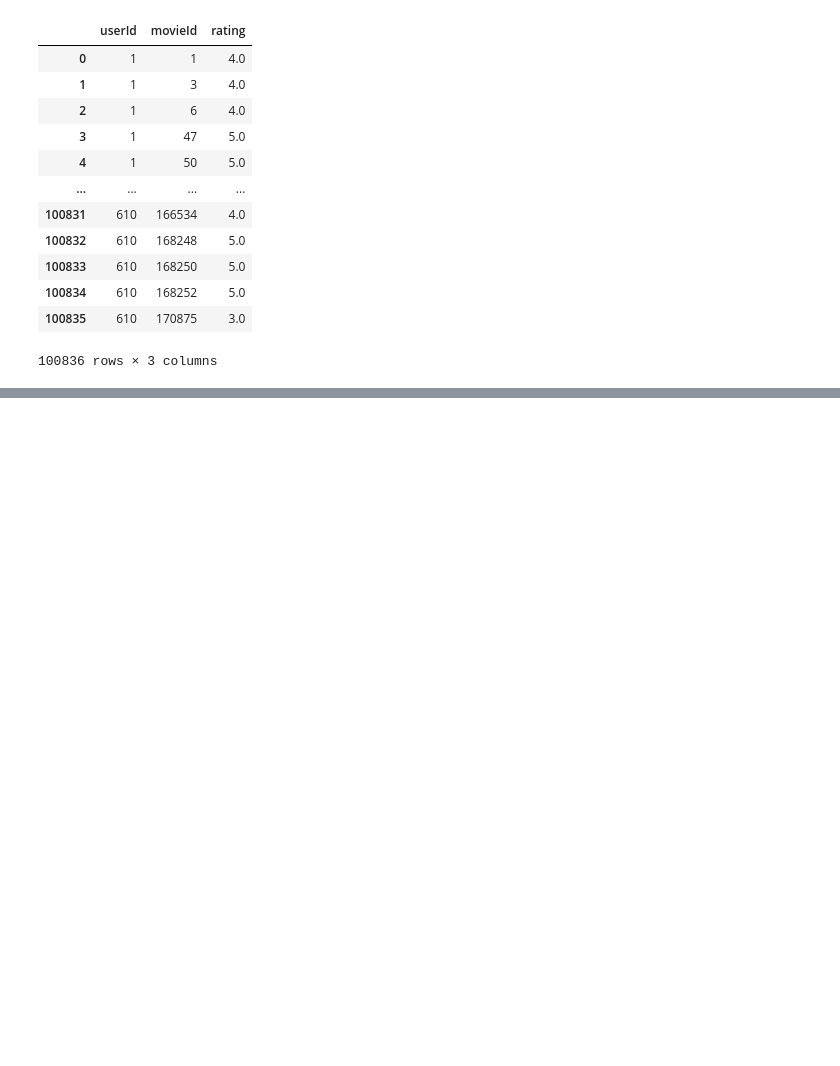
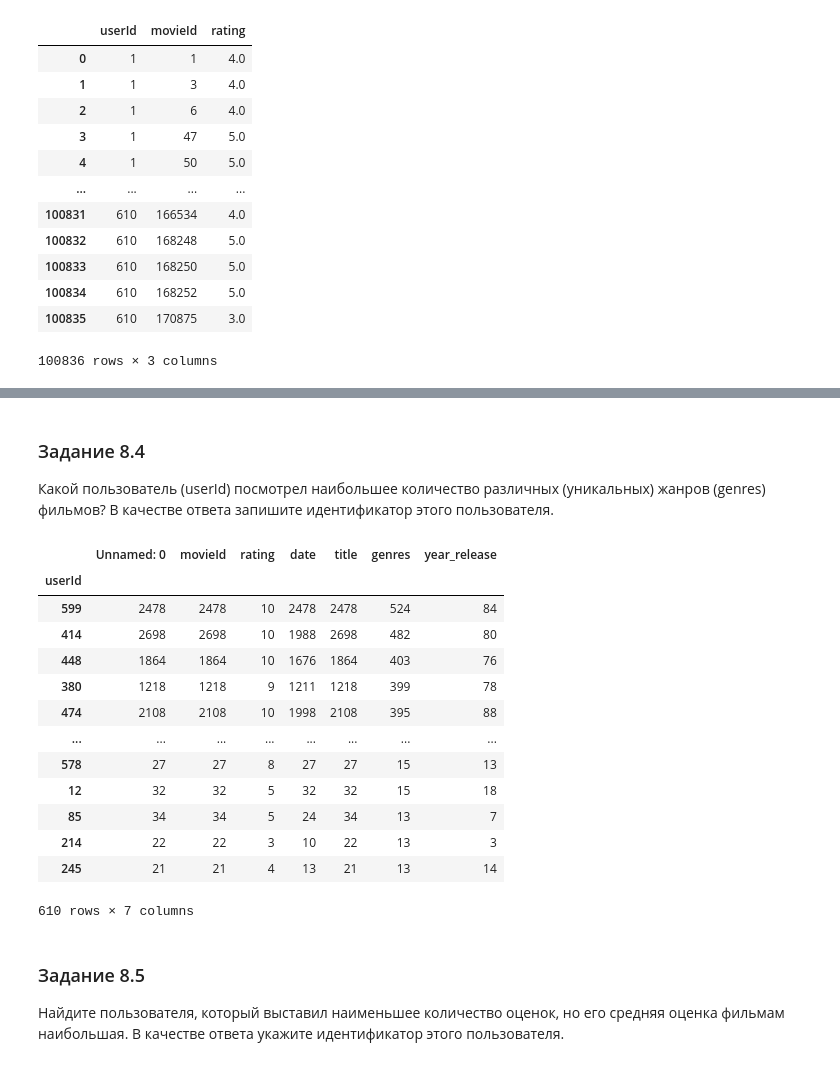
Before and after one commit to Alexx-Yu/python_classes, a Jupyter notebook: Module 12 - Pandas #3/Theory.ipynb, the cells around one changed output, grey strips where cells are left out. Saved outputs shown, nothing was run; the diff lists cells and outputs as text; code cells hidden in the pictures; blank space fills up the shorter version.

```diff
--- a/Module 12 - Pandas #3/Theory.ipynb
+++ b/Module 12 - Pandas #3/Theory.ipynb
@@ -934,0 +937,5 @@ display(merge_ratings)
+# %%
+# Прочитаем датасет и выведем первые пять его строк:
+import pandas as pd
+ratings_movies = pd.read_csv('data/ratings_movies.csv')
+ratings_movies.head()
@@ -934,0 +949,18 @@ display(merge_ratings)
+# %%
+# выделим из признака title год выпуска фильма. Для этого напишем функцию get_year_release(arg).
+
+# re - библиотека для регулярных выражений
+import re
+def get_year_release(arg):
+    #находим все слова по шаблону "(DDDD)"
+    candidates = re.findall(r'\(\d{4}\)', arg)
+    # проверяем число вхождений
+    if len(candidates) > 0:
+        #если число вхождений больше 0,
+	#очищаем строку от знаков "(" и ")"
+        year = candidates[0].replace('(', '')
+        year = year.replace(')', '')
+        return int(year)
+    else:
+        #если год не указан, возвращаем None
+        return None
@@ -934,0 +971,3 @@ display(merge_ratings)
+# %%
+ratings_movies['year_release'] = ratings_movies['title'].apply(get_year_release)
+ratings_movies.info()
@@ -934,0 +1031,24 @@ display(merge_ratings)
+# %% [markdown]
+###  Задание 8.4
+Какой пользователь (userId) посмотрел наибольшее количество различных (уникальных) жанров (genres) фильмов? В качестве ответа запишите идентификатор этого пользователя.
+# %%
+ratings_movies.groupby(by='userId').nunique().sort_values(by='genres', ascending=False)
+# %% [output]
+|  | Unnamed: 0 | movieId | rating | date | title | genres | year_release |
+| userId |  |  |  |  |  |  |  |
+| 599 | 2478 | 2478 | 10 | 2478 | 2478 | 524 | 84 |
+| 414 | 2698 | 2698 | 10 | 1988 | 2698 | 482 | 80 |
+| 448 | 1864 | 1864 | 10 | 1676 | 1864 | 403 | 76 |
+| 380 | 1218 | 1218 | 9 | 1211 | 1218 | 399 | 78 |
+| 474 | 2108 | 2108 | 10 | 1998 | 2108 | 395 | 88 |
+| ... | ... | ... | ... | ... | ... | ... | ... |
+| 578 | 27 | 27 | 8 | 27 | 27 | 15 | 13 |
+| 12 | 32 | 32 | 5 | 32 | 32 | 15 | 18 |
+| 85 | 34 | 34 | 5 | 24 | 34 | 13 | 7 |
+| 214 | 22 | 22 | 3 | 10 | 22 | 13 | 3 |
+| 245 | 21 | 21 | 4 | 13 | 21 | 13 | 14 |
+610 rows × 7 columns
+# %% [markdown]
+###  Задание 8.5
+Найдите пользователя, который выставил наименьшее количество оценок, но его средняя оценка фильмам наибольшая.
+В качестве ответа укажите идентификатор этого пользователя.
```
Also changed, not shown: parts of 8 cells of this notebook, 1 other file.
